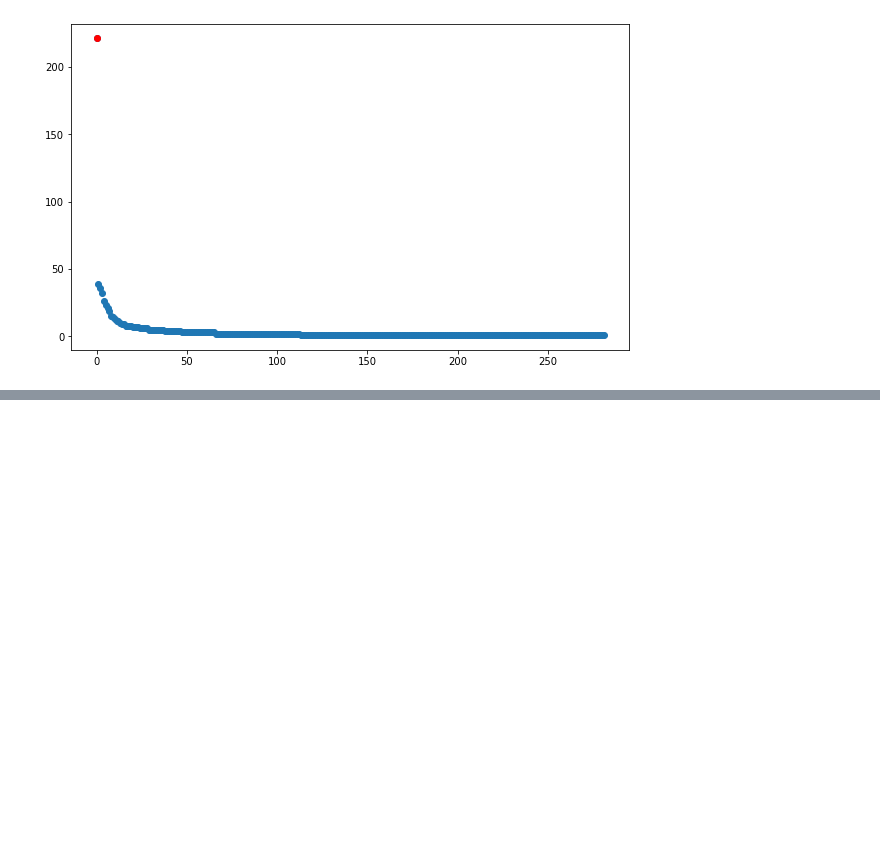
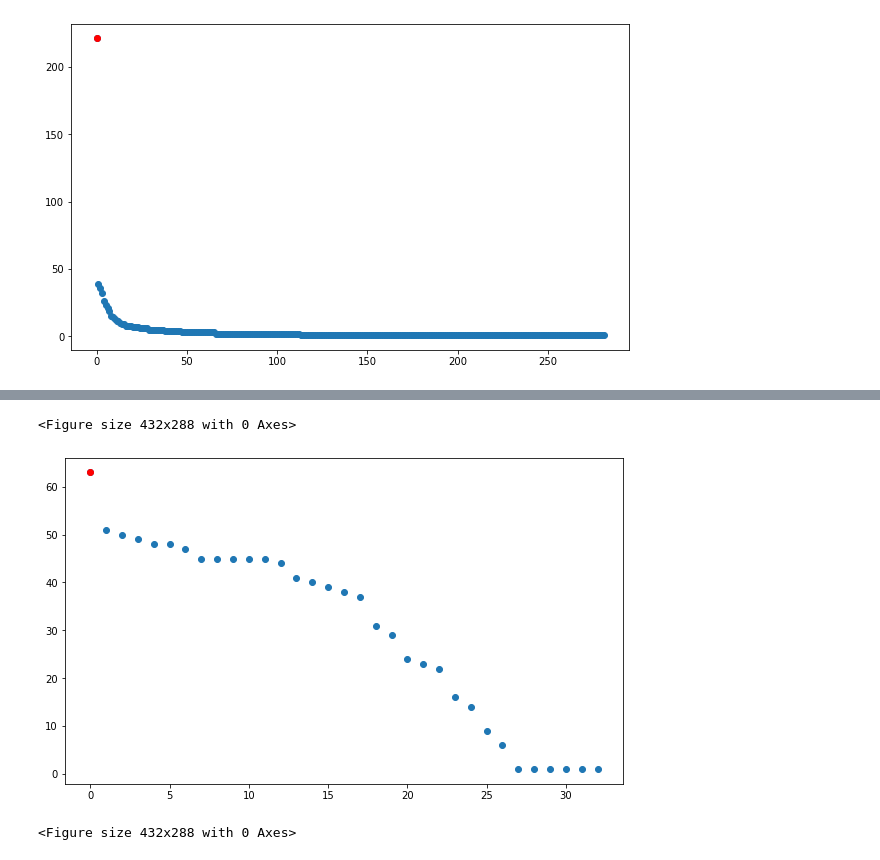
Before and after one commit to endhel/SRAG-Agrupamento-Deteccao-De-Anomalia, a Jupyter notebook: SRAG-Agrupamento-Deteccao-Anomalias.ipynb, the cells around one changed output, grey strips where cells are left out. Saved outputs shown, nothing was run; the diff lists cells and outputs as text; code cells hidden in the pictures; blank space fills up the shorter version.

```diff
--- a/SRAG-Agrupamento-Deteccao-Anomalias.ipynb
+++ b/SRAG-Agrupamento-Deteccao-Anomalias.ipynb
@@ -746,0 +779,10 @@ plt.scatter(outlier_index, outlier.ID_MN_INTE, color='r')
+# %%
+# Gráfico de dispersão para observar a anomalia.
+plt.figure(figsize=(10,6))
+plt.scatter(range(df_sem_pri.shape[0]), df_sem_pri['SEM_PRI'])
+plt.scatter(outlier_index, outlier.SEM_PRI, color='r')
+plt.figure()
+# %% [output]
+<Figure size 432x288 with 0 Axes>
+[figure, added]
+<Figure size 432x288 with 0 Axes>
```
Also changed, not shown: parts of 6 cells of this notebook.
